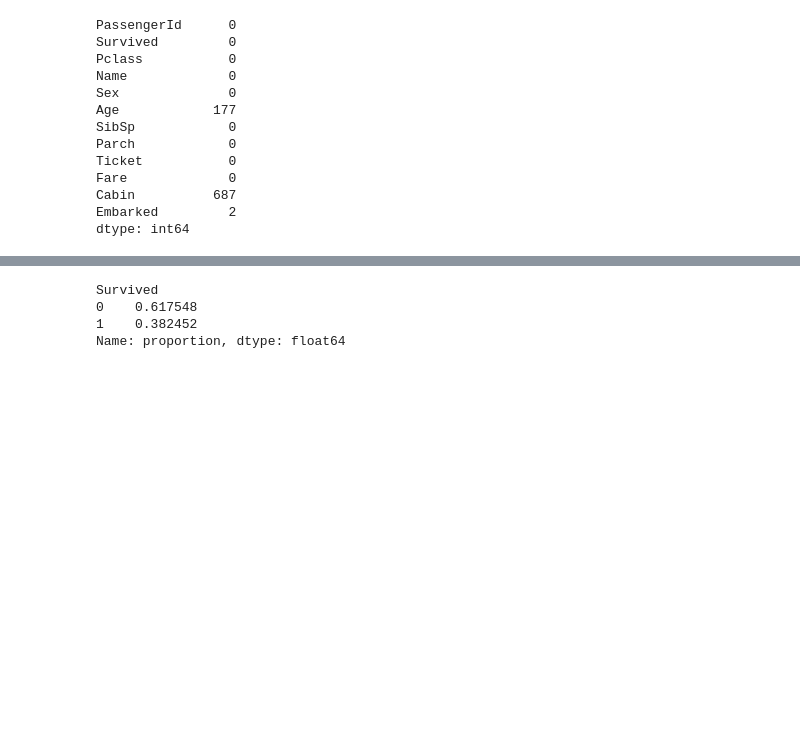
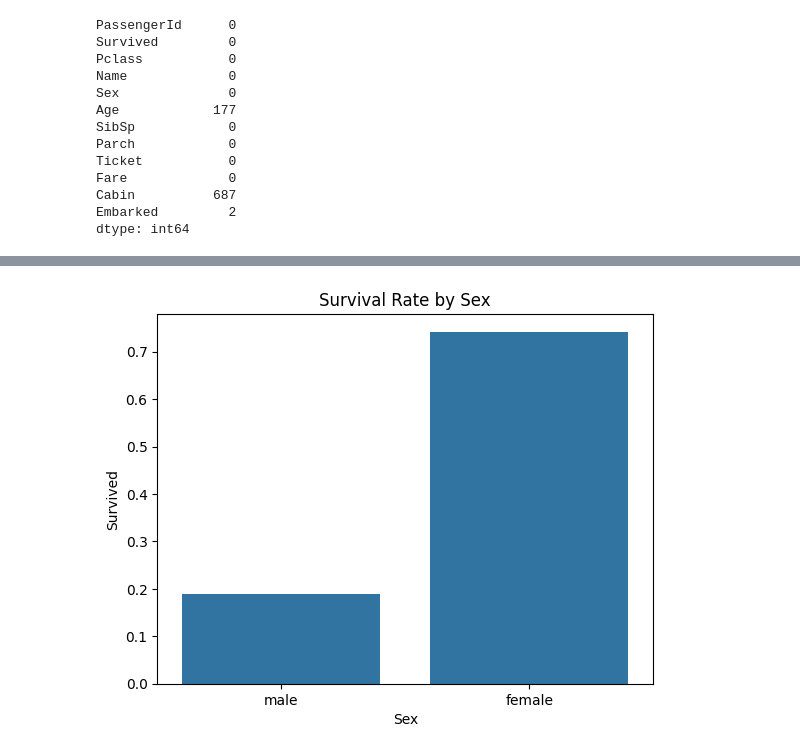
Before and after one commit to logan-heydt/Titanic-Prediction, a Jupyter notebook: src/titanic_predictions.ipynb, the cells around one changed output, grey strips where cells are left out. Cells and saved outputs as stored; diff of their text form; code cells hidden in the pictures; blank space fills up the shorter version.

```diff
--- a/src/titanic_predictions.ipynb
+++ b/src/titanic_predictions.ipynb
@@ -88,8 +108,6 @@ plt.show()
-# %%
-target_dist = modeling_df['Survived'].value_counts(normalize=True)
-target_dist
-# %% [output]
-Survived
-0    0.617548
-1    0.382452
-Name: proportion, dtype: float64
+# %%
+sns.barplot(x='Sex', y='Survived', data=df, errorbar=None)
+plt.title("Survival Rate by Sex")
+plt.show()
+# %% [output]
+[figure, added]
```
Also changed, not shown: parts of 10 cells of this notebook.
